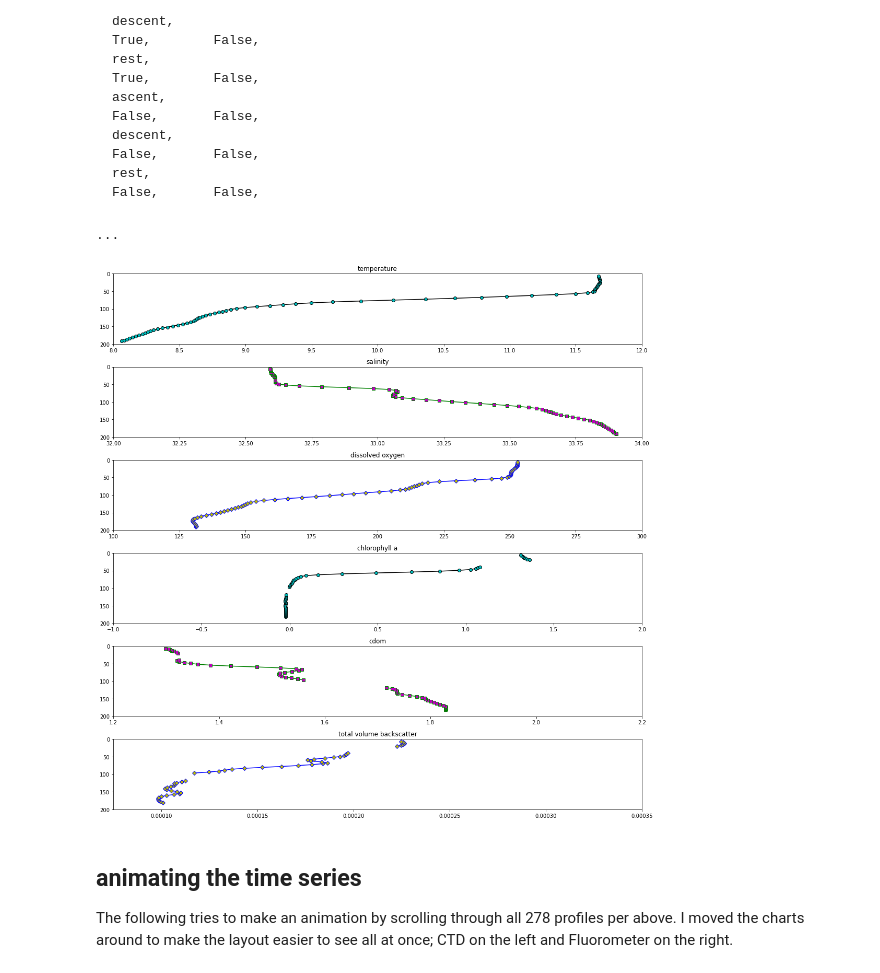
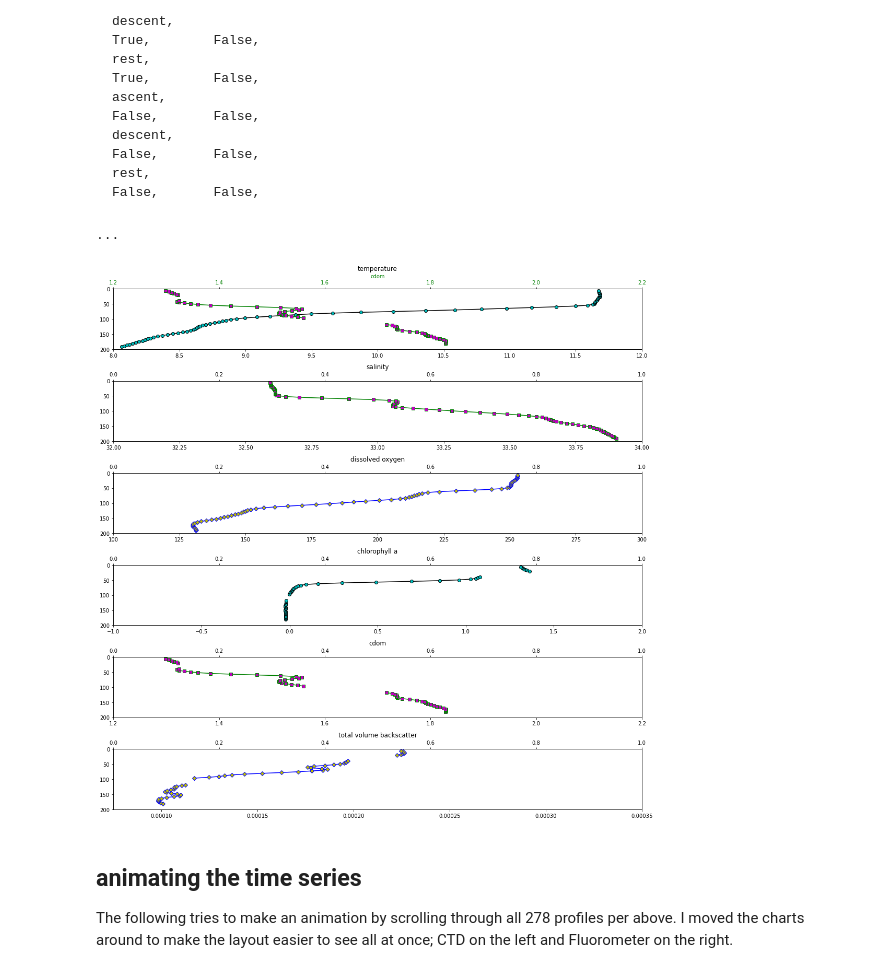
Before and after one commit to lsetiawan/ocean, a Jupyter notebook: Ocean 01 D Photic Zone Reduction.ipynb, the cells around one changed output. Cells and saved outputs as stored; diff of their text form; code cells hidden in the pictures.

```diff
--- a/Ocean 01 D Photic Zone Reduction.ipynb
+++ b/Ocean 01 D Photic Zone Reduction.ipynb
@@ -304,34 +306,41 @@ compare_unfiltered = False
 
 if compare_unfiltered:
     axs[0].plot(ctd_t + 0.5, ctd_d, marker='o', markersize = 6., color='k', markerfacecolor='r')
     axs[1].plot(ctd_s + 0.5, ctd_d, marker='s', markersize = 6., color='g', markerfacecolor='r')
     axs[2].plot(ctd_o + 20., ctd_d, marker='D', markersize = 6., color='b', markerfacecolor='r')
     axs[3].plot(fluor_a + 0.5, fluor_d, marker='o', markersize = 6., color='k', markerfacecolor='r')
     axs[4].plot(fluor_c + 0.5, fluor_d, marker='s', markersize = 6., color='g', markerfacecolor='r')
     axs[5].plot(fluor_s + 20., fluor_d, marker='D', markersize = 6., color='b', markerfacecolor='r')
 
 axs[0].plot(smooth_ctd_t, ctd_d, marker='o', markersize = 6., color='k', markerfacecolor='c')
 axs[0].set(xlim = (temperature_lbound, temperature_ubound), ylim = (200., 0.), title='temperature')
 
 axs[1].plot(smooth_ctd_s, ctd_d, marker='s', markersize = 6., color='g', markerfacecolor='m')
 axs[1].set(xlim = (salinity_lbound, salinity_ubound), ylim = (200., 0.), title='salinity')
 
 axs[2].plot(smooth_ctd_o, ctd_d, marker='D', markersize = 6., color='b', markerfacecolor='y')
 axs[2].set(xlim = (dissolved_oxygen_lbound, dissolved_oxygen_ubound), ylim = (200., 0.), title='dissolved oxygen')
 
 axs[3].plot(smooth_fluor_a, fluor_d, marker='o', markersize = 6., color='k', markerfacecolor='c')
 axs[3].set(xlim = (chlora_lbound, chlora_ubound), ylim = (200., 0.), title='chlorophyll a')
 
 axs[4].plot(smooth_fluor_c, fluor_d, marker='s', markersize = 6., color='g', markerfacecolor='m')
 axs[4].set(xlim = (cdom_lbound, cdom_ubound), ylim = (200., 0.), title='cdom')
 
 axs[5].plot(smooth_fluor_s, fluor_d, marker='D', markersize = 6., color='b', markerfacecolor='y')
 axs[5].set(xlim = (scatt_lbound, scatt_ubound), ylim = (200., 0.), title='total volume backscatter')
 
+# sets up companion plots with shared y-axis, independent 'twin' x-axis
+axsTwin = [axs[i].twiny() for i in range(6)]
+axsTwin[0].set_xlabel('cdom', color='g')
+axsTwin[0].plot(smooth_fluor_c, fluor_d, marker='s', markersize = 6., color='g', markerfacecolor='m')
+axsTwin[0].tick_params(axis='x', labelcolor='g')
+axsTwin[0].set(xlim = (cdom_lbound, cdom_ubound), ylim = (200., 0.))
+
 print('...')
 # %% [output]
 ...
-[figure, old version]
+[figure, new version]
 # %% [markdown]
 ## animating the time series
 
```
Also changed, not shown: parts of 5 cells of this notebook, 5 other files.
